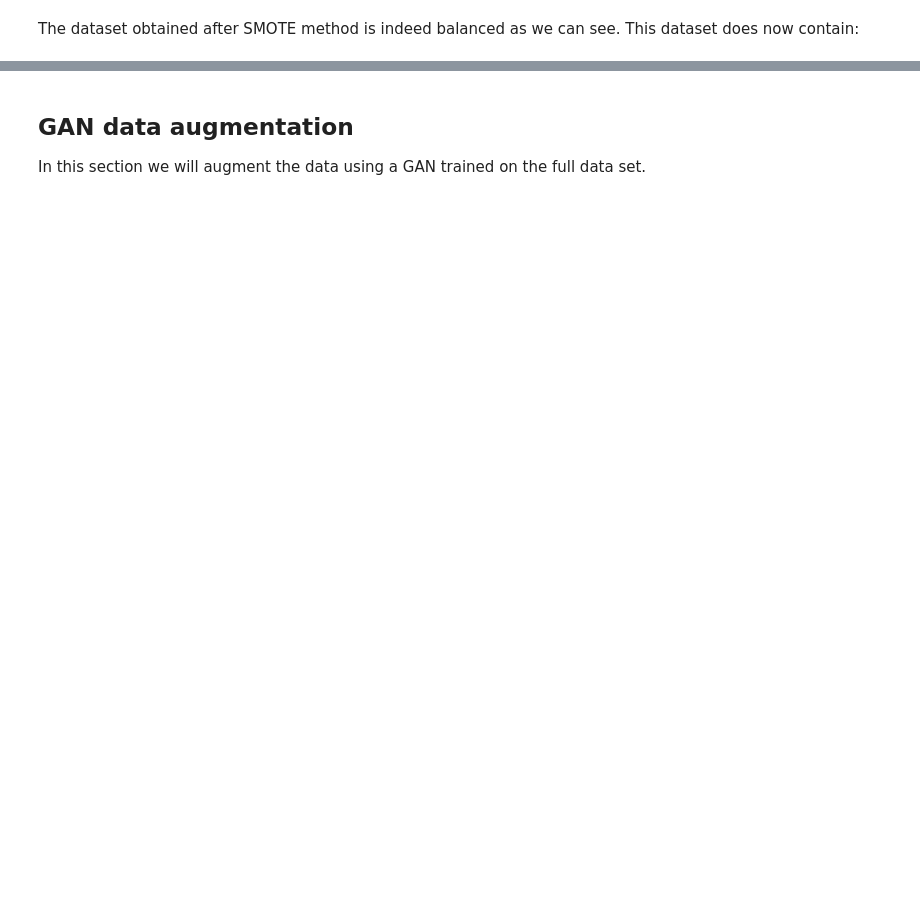
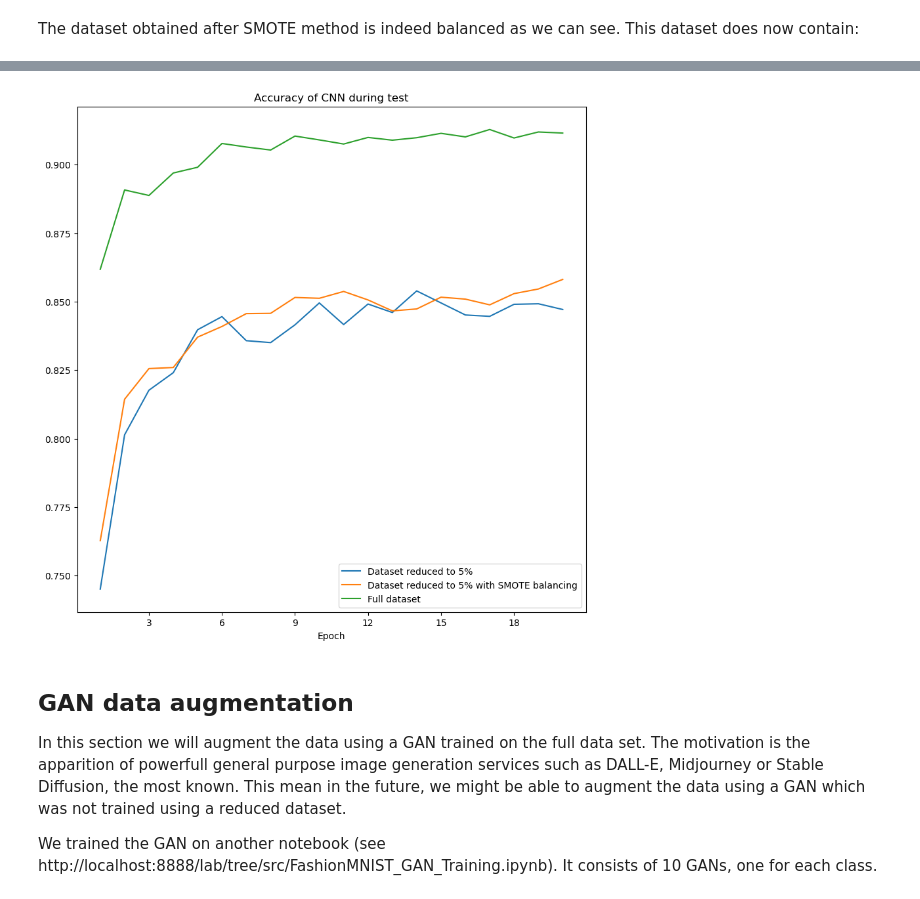
Before and after one commit to alexandre-flamant/FashionMNISTDataAugmentation, a Jupyter notebook: src/Data augmentation on MNIST.ipynb, the cells around one changed output, grey strips where cells are left out. Cells and saved outputs as stored; diff of their text form; code cells hidden in the pictures; blank space fills up the shorter version.

```diff
--- a/src/Data augmentation on MNIST.ipynb
+++ b/src/Data augmentation on MNIST.ipynb
@@ -687,3 +740,26 @@ Wall time: 10.6 s
+# %%
+# Plots of accuracy and of loss function, images generated from your reference sample.
+epochs = np.arange(n_epoch_cnn+1)
+fig,  ax1= plt.subplots(1, 1, figsize=(10,10))
+
+ax1.plot(epochs[1:], accuracies_test_cnn_reduced[1:], label = "Dataset reduced to 5%")
+ax1.plot(epochs[1:], accuracies_test_cnn_smote[1:], label = "Dataset reduced to 5% with SMOTE balancing")
+ax1.plot(epochs[1:], accuracies_test_cnn_full[1:], label = "Full dataset")
+ax1.set_title('Accuracy of CNN during test')
+ax1.set_xlabel('Epoch')
+ax1.legend()
+
+for ax in (ax1, ax2):
+    ax.xaxis.set_major_locator(MaxNLocator(integer=True))
+    ax.xaxis.set_major_formatter(FormatStrFormatter('%.0f'))
+
+plt.savefig("../figures/CNN_Accuracy_comparison_smote.png")
+# %% [output]
+[figure, added]
 # %% [markdown]
 ## GAN data augmentation
 In this section we will augment the data using a GAN trained on the full data set.
+The motivation is the apparition of powerfull general purpose image generation services such as DALL-E, Midjourney or Stable Diffusion, the most known.
+This mean in the future, we might be able to augment the data using a GAN which was not trained using a reduced dataset.
+
+We trained the GAN on another notebook (see http://localhost:8888/lab/tree/src/FashionMNIST_GAN_Training.ipynb). It consists of 10 GANs, one for each class.
```
Also changed, not shown: parts of 27 cells of this notebook, 5 other files.
